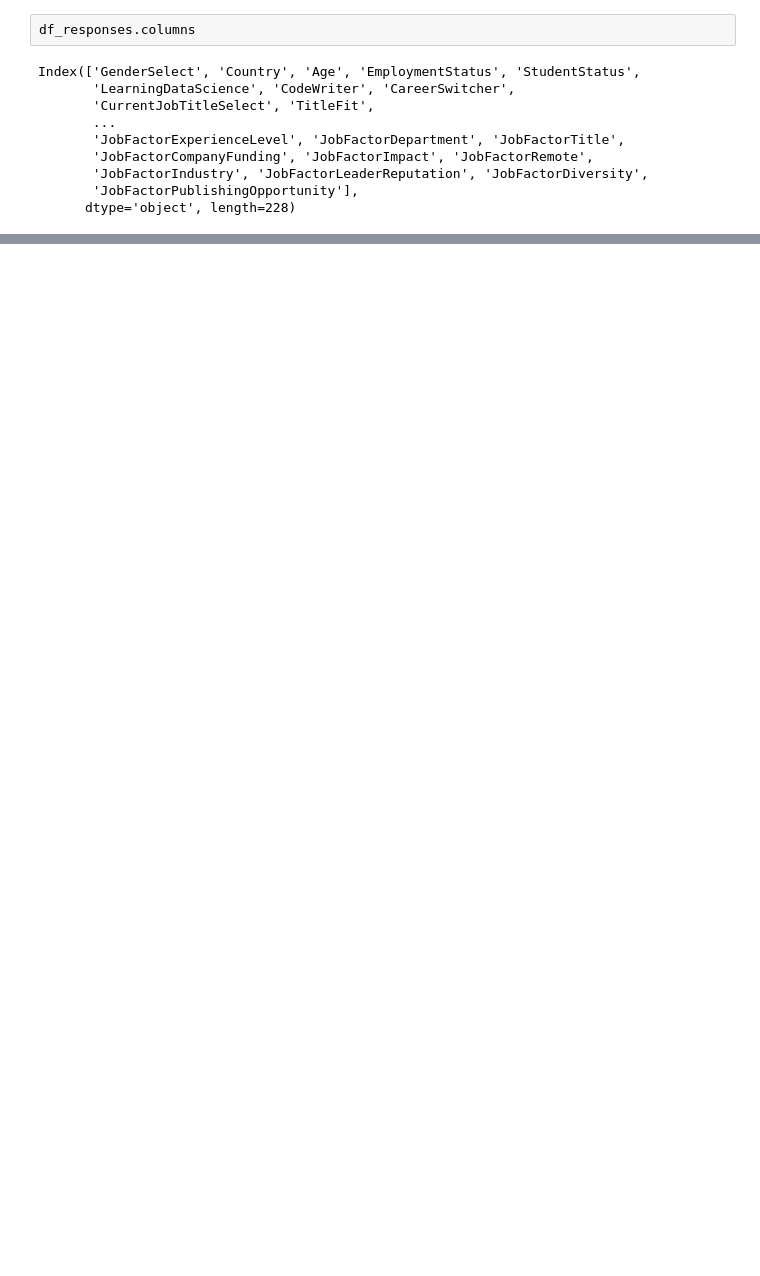
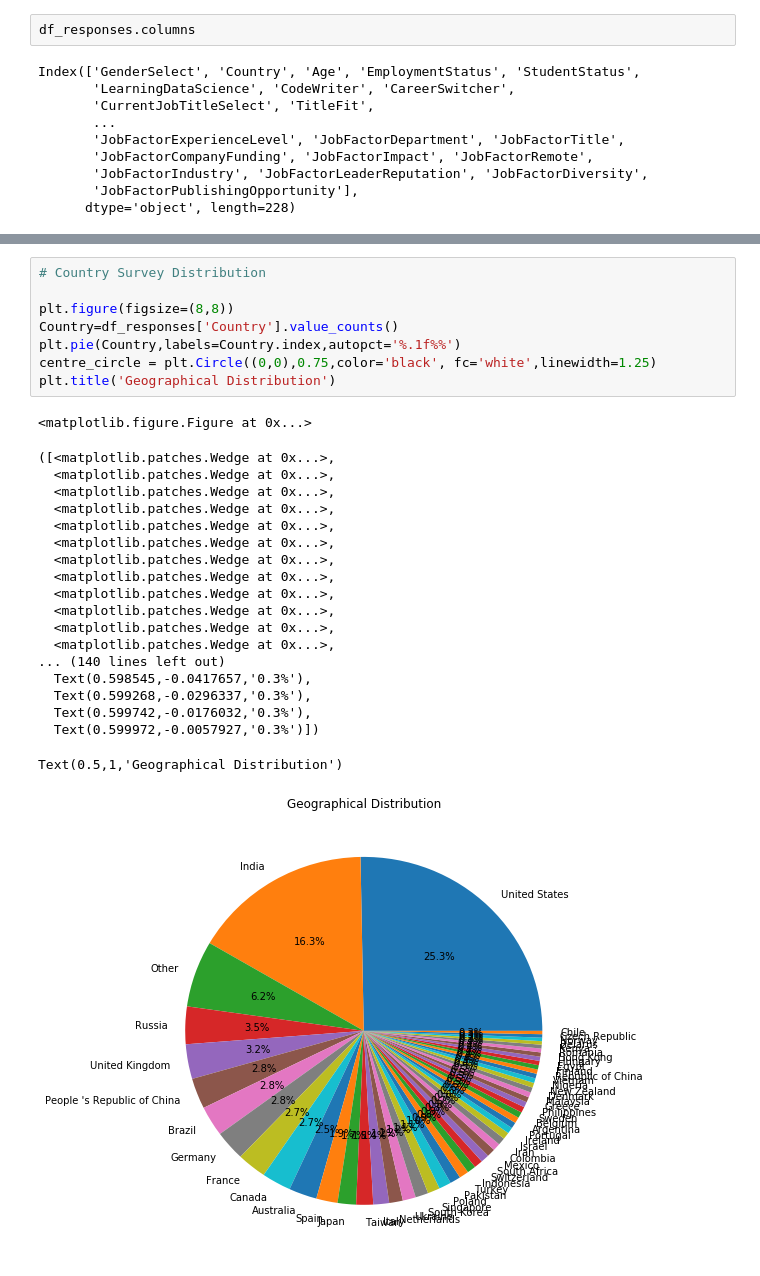
Before and after one commit to albertsaave/3250-term-project, a Jupyter notebook: TeamProjectOsmedo.ipynb, the cells around one changed output, grey strips where cells are left out. Saved outputs shown, nothing was run; the diff lists cells and outputs as text; blank space fills up the shorter version.

```diff
--- a/TeamProjectOsmedo.ipynb
+++ b/TeamProjectOsmedo.ipynb
@@ -423,0 +201,29 @@ pd.crosstab(df_responses['LanguageRecommendationSelect'],df_responses['GenderSel
+# %%
+# Country Survey Distribution
+
+plt.figure(figsize=(8,8))
+Country=df_responses['Country'].value_counts()
+plt.pie(Country,labels=Country.index,autopct='%.1f%%')
+centre_circle = plt.Circle((0,0),0.75,color='black', fc='white',linewidth=1.25)
+plt.title('Geographical Distribution')
+# %% [output]
+<matplotlib.figure.Figure at 0x...>
+([<matplotlib.patches.Wedge at 0x...>,
+  <matplotlib.patches.Wedge at 0x...>,
+  <matplotlib.patches.Wedge at 0x...>,
+  <matplotlib.patches.Wedge at 0x...>,
+  <matplotlib.patches.Wedge at 0x...>,
+  <matplotlib.patches.Wedge at 0x...>,
+  <matplotlib.patches.Wedge at 0x...>,
+  <matplotlib.patches.Wedge at 0x...>,
+  <matplotlib.patches.Wedge at 0x...>,
+  <matplotlib.patches.Wedge at 0x...>,
+  <matplotlib.patches.Wedge at 0x...>,
+  <matplotlib.patches.Wedge at 0x...>,
+... (140 lines left out)
+  Text(0.598545,-0.0417657,'0.3%'),
+  Text(0.599268,-0.0296337,'0.3%'),
+  Text(0.599742,-0.0176032,'0.3%'),
+  Text(0.599972,-0.0057927,'0.3%')])
+Text(0.5,1,'Geographical Distribution')
+[figure, added]
```
Also changed, not shown: parts of 54 cells of this notebook.
